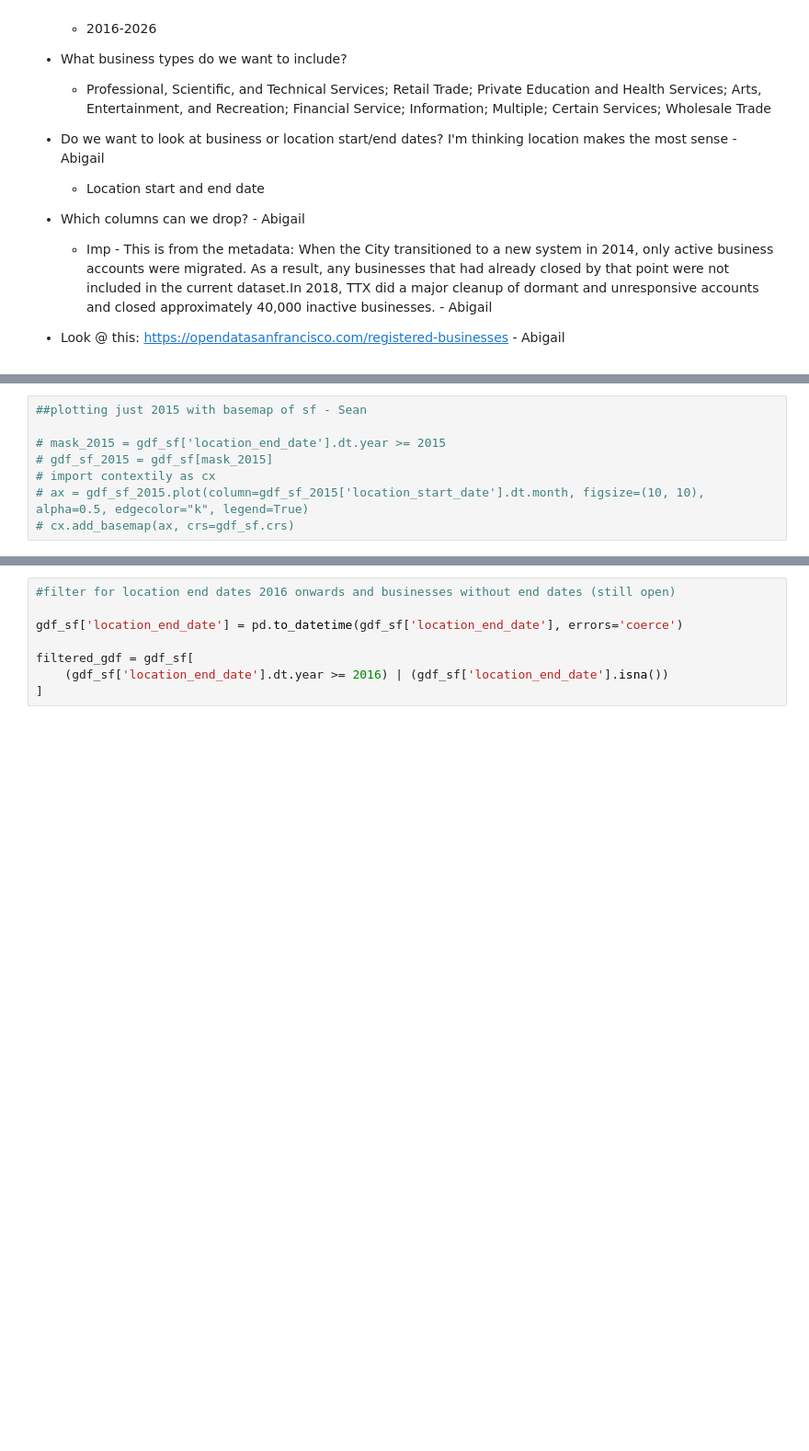
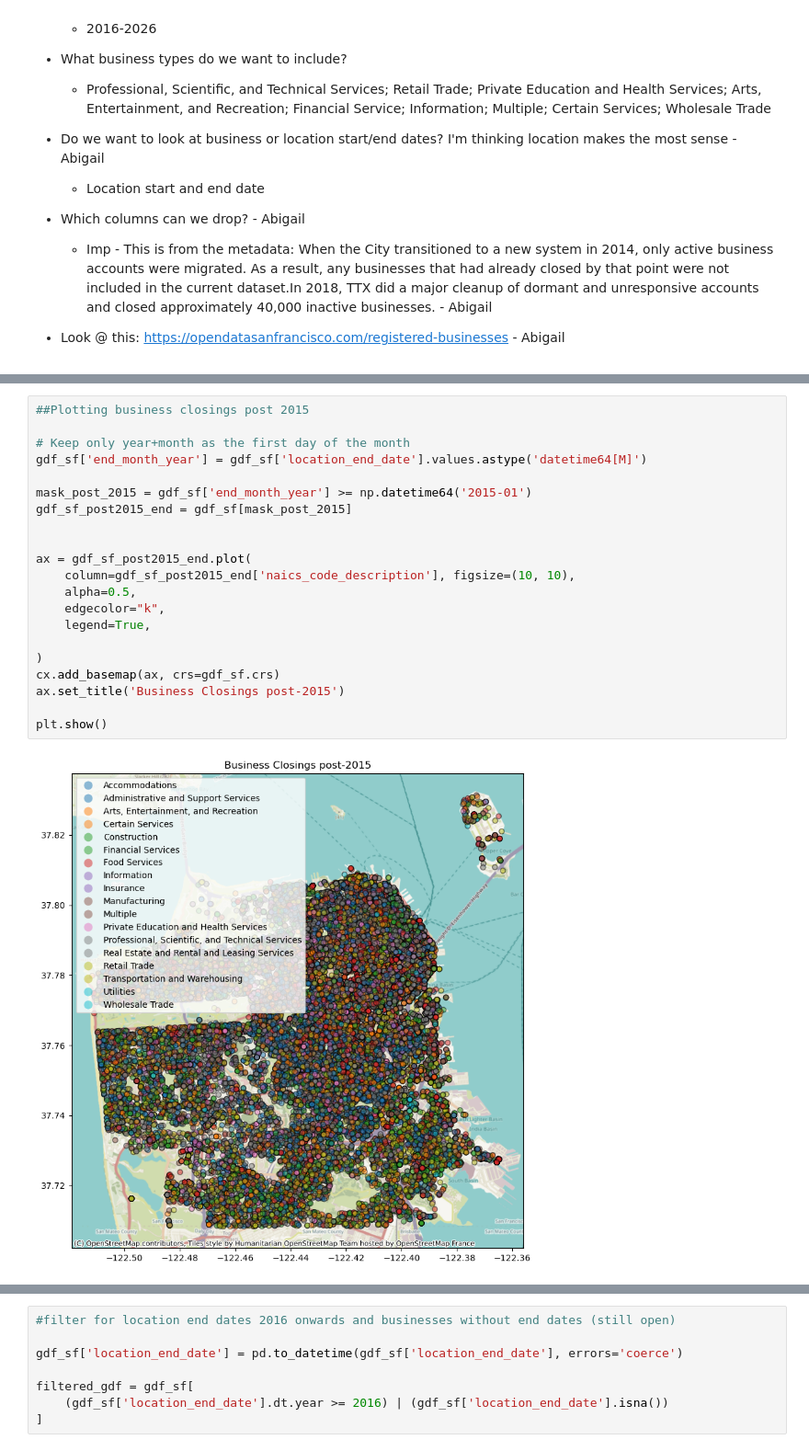
Before and after one commit to miaflynn/CYPLAN255-Final-Project, a Jupyter notebook: cleaning1.ipynb, the cells around one changed output, grey strips where cells are left out. Shown at 92% size. Drawn from its saved outputs; the diff is of its cells as text; blank space fills up the shorter version.

```diff
--- a/cleaning1.ipynb
+++ b/cleaning1.ipynb
@@ -311,11 +323,26 @@ dtype: int64
 # %%
-##plotting just 2015 with basemap of sf - Sean
+##Plotting business closings post 2015
 
-# mask_2015 = gdf_sf['location_end_date'].dt.year >= 2015
-# gdf_sf_2015 = gdf_sf[mask_2015]
-# import contextily as cx
-# ax = gdf_sf_2015.plot(column=gdf_sf_2015['location_start_date'].dt.month, figsize=(10, 10), alpha=0.5, edgecolor="k", legend=True)
-# cx.add_basemap(ax, crs=gdf_sf.crs)
+# Keep only year+month as the first day of the month
+gdf_sf['end_month_year'] = gdf_sf['location_end_date'].values.astype('datetime64[M]')
+
+mask_post_2015 = gdf_sf['end_month_year'] >= np.datetime64('2015-01')
+gdf_sf_post2015_end = gdf_sf[mask_post_2015]
+
+
+ax = gdf_sf_post2015_end.plot(
+    column=gdf_sf_post2015_end['naics_code_description'], figsize=(10, 10),
+    alpha=0.5,
+    edgecolor="k",
+    legend=True,
+
+)
+cx.add_basemap(ax, crs=gdf_sf.crs)
+ax.set_title('Business Closings post-2015')
+
+plt.show()
+# %% [output]
+[figure, added]
 # %%
 # Using the code from class to make an interactive map - Abigail
 # it's taking forever to load tho
```
Also changed, not shown: parts of 14 cells of this notebook.
